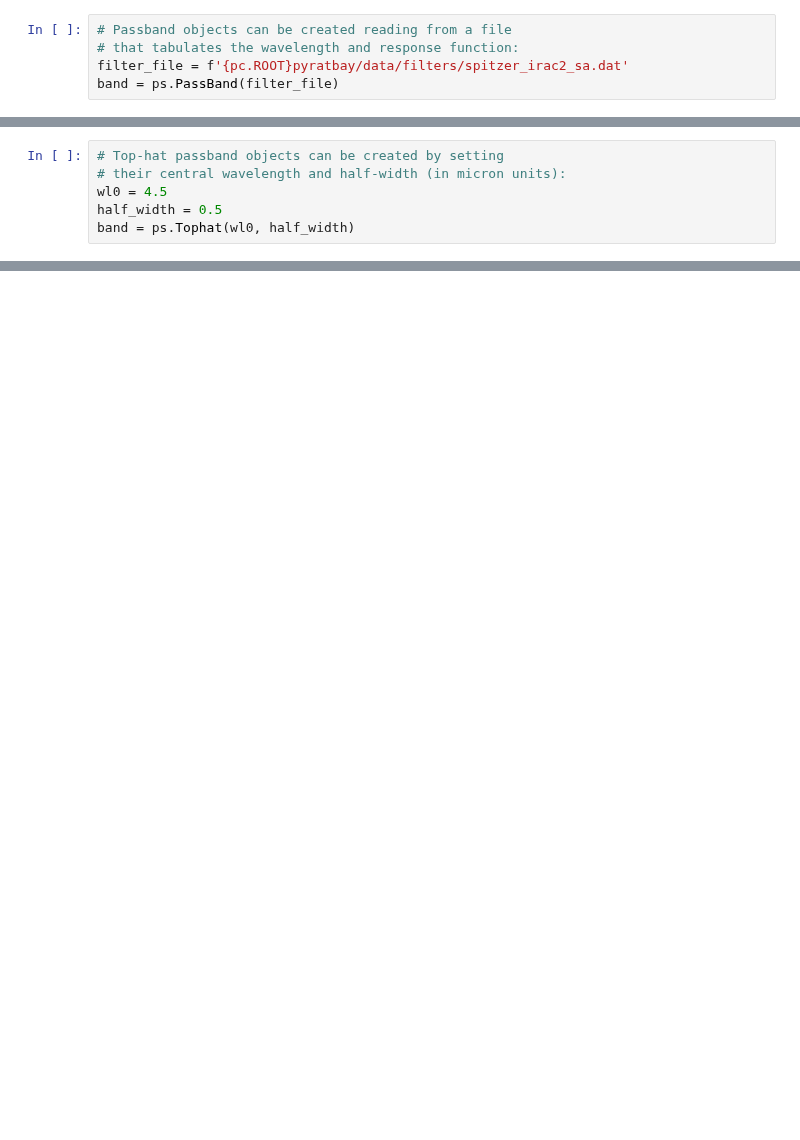
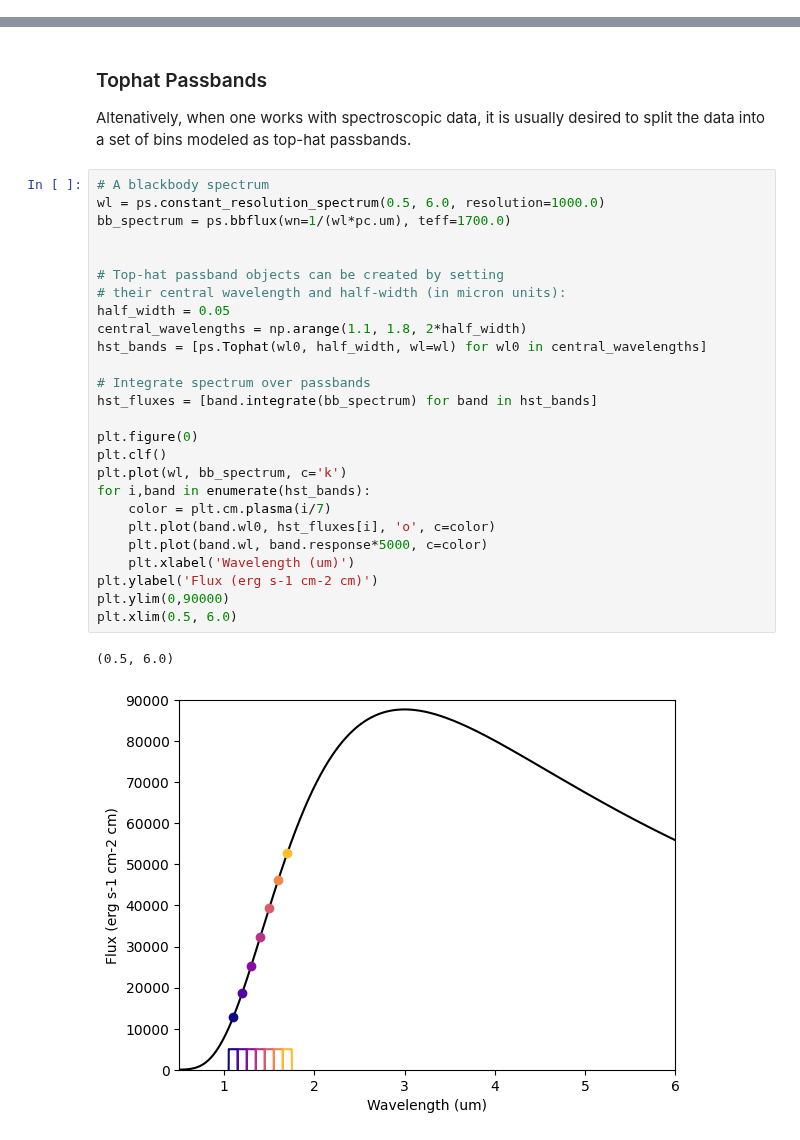
Before and after one commit to pcubillos/pyratbay, a Jupyter notebook: docs/cookbooks/passbands.ipynb, the cells around one changed output, grey strips where cells are left out. Cells and saved outputs as stored; diff of their text form; blank space fills up the shorter version.

Commit message:
Refactored PassBand() and Tophat() classes adding self.height and having self.response normalized to max(response)=1. Added passband docs to the cookbooks. Added kepler.dat passbands.

```diff
--- a/docs/cookbooks/passbands.ipynb
+++ b/docs/cookbooks/passbands.ipynb
@@ -17,5 +0,0 @@ np.set_printoptions(threshold=20, precision=4)
-# %%
-# Passband objects can be created reading from a file
-# that tabulates the wavelength and response function:
-filter_file = f'{pc.ROOT}pyratbay/data/filters/spitzer_irac2_sa.dat'
-band = ps.PassBand(filter_file)
@@ -85,6 +0,0 @@ Text(0, 0.5, 'Response function')
-# %%
-# Top-hat passband objects can be created by setting
-# their central wavelength and half-width (in micron units):
-wl0 = 4.5
-half_width = 0.5
-band = ps.Tophat(wl0, half_width)
@@ -117 +90,34 @@ If you have a set of observations for a given target, you can generate a set of
+# %% [markdown]
+### Tophat Passbands
+
+Altenatively, when one works with spectroscopic data, it is usually desired to split the data into a set of bins modeled as top-hat passbands.
+# %%
+# A blackbody spectrum
+wl = ps.constant_resolution_spectrum(0.5, 6.0, resolution=1000.0)
+bb_spectrum = ps.bbflux(wn=1/(wl*pc.um), teff=1700.0)
+
+
+# Top-hat passband objects can be created by setting
+# their central wavelength and half-width (in micron units):
+half_width = 0.05
+central_wavelengths = np.arange(1.1, 1.8, 2*half_width)
+hst_bands = [ps.Tophat(wl0, half_width, wl=wl) for wl0 in central_wavelengths]
+
+# Integrate spectrum over passbands
+hst_fluxes = [band.integrate(bb_spectrum) for band in hst_bands]
+
+plt.figure(0)
+plt.clf()
+plt.plot(wl, bb_spectrum, c='k')
+for i,band in enumerate(hst_bands):
+    color = plt.cm.plasma(i/7)
+    plt.plot(band.wl0, hst_fluxes[i], 'o', c=color)
+    plt.plot(band.wl, band.response*5000, c=color)
+    plt.xlabel('Wavelength (um)')
+plt.ylabel('Flux (erg s-1 cm-2 cm)')
+plt.ylim(0,90000)
+plt.xlim(0.5, 6.0)
+# %% [output]
+(0.5, 6.0)
+[figure, added]
 # %% [markdown]
```
Also changed, not shown: parts of 19 cells of this notebook, 7 other files.
